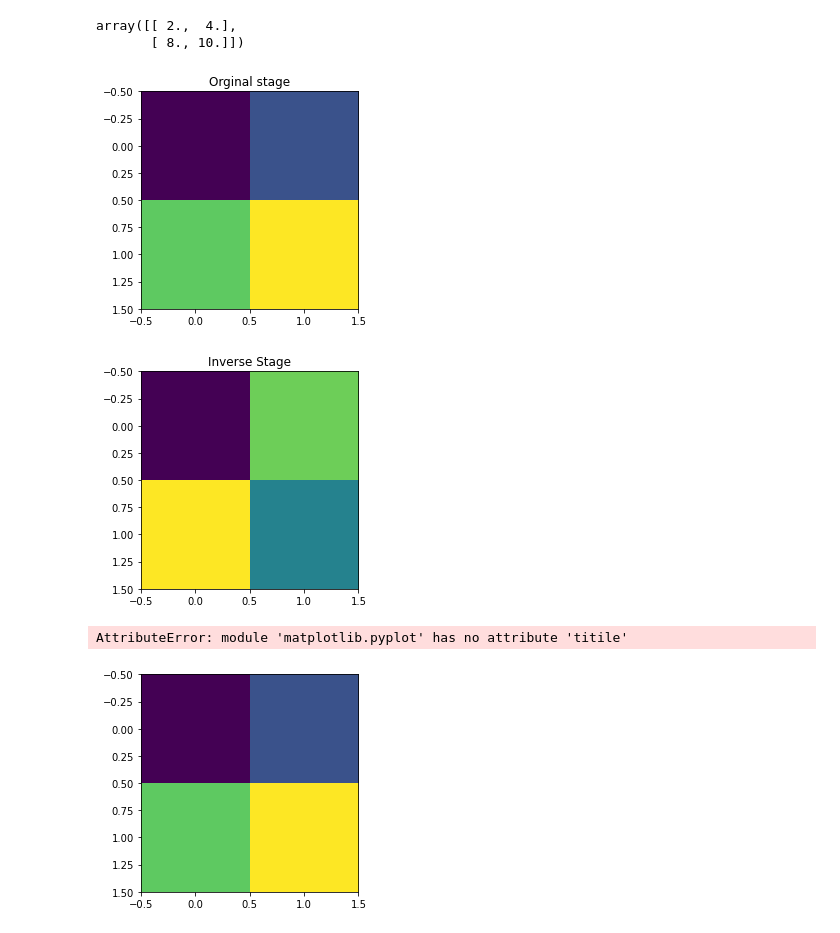
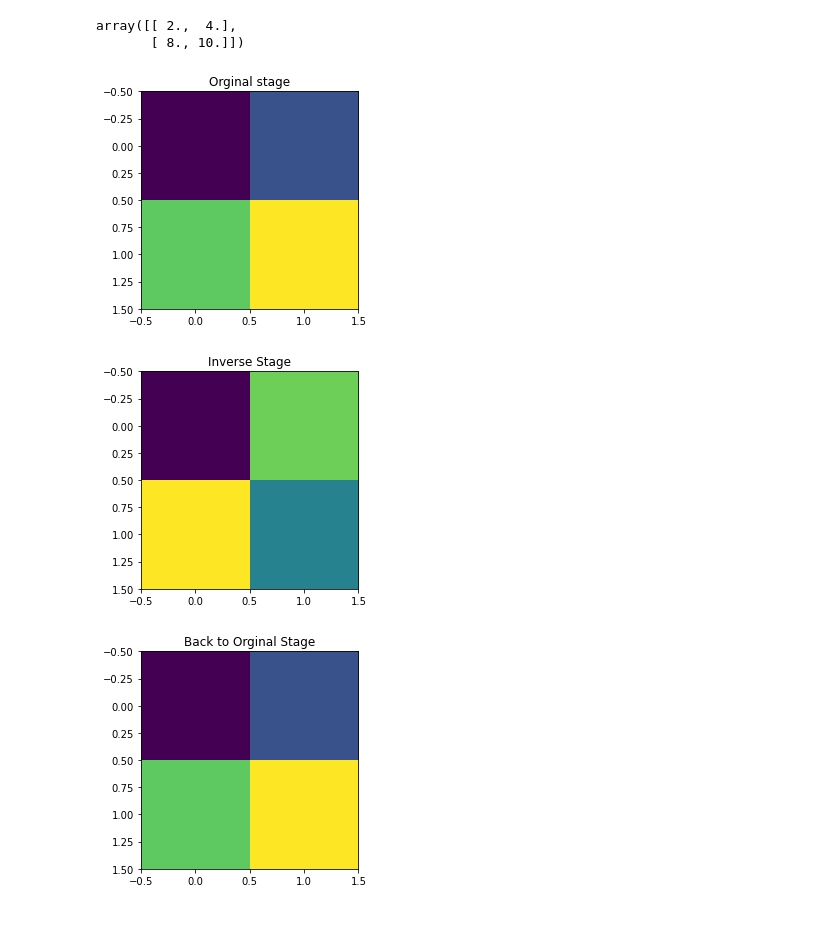
Before and after one commit to lkarjun/data-science-from-scratch, a Jupyter notebook: ChapterFour/LinearAlgebra.ipynb, the cells around one changed output. Drawn from its saved outputs; the diff is of its cells as text; code cells hidden in the pictures.

```diff
--- a/ChapterFour/LinearAlgebra.ipynb
+++ b/ChapterFour/LinearAlgebra.ipynb
@@ -379,9 +379,8 @@ array([[ 2.,  4.],
 # %%
 plt.imshow(orginal_stage);plt.title('Orginal stage');plt.show()
 plt.imshow(inv_stage);plt.title('Inverse Stage');plt.show()
-plt.imshow(np.linalg.inv(inv_stage));plt.titile('Back to Orginal Stage');plt.show()
+plt.imshow(np.linalg.inv(inv_stage));plt.title('Back to Orginal Stage');plt.show()
 # %% [output]
 [figure]
 [figure]
-AttributeError: module 'matplotlib.pyplot' has no attribute 'titile'
-[figure, old version]
+[figure, new version]
```
